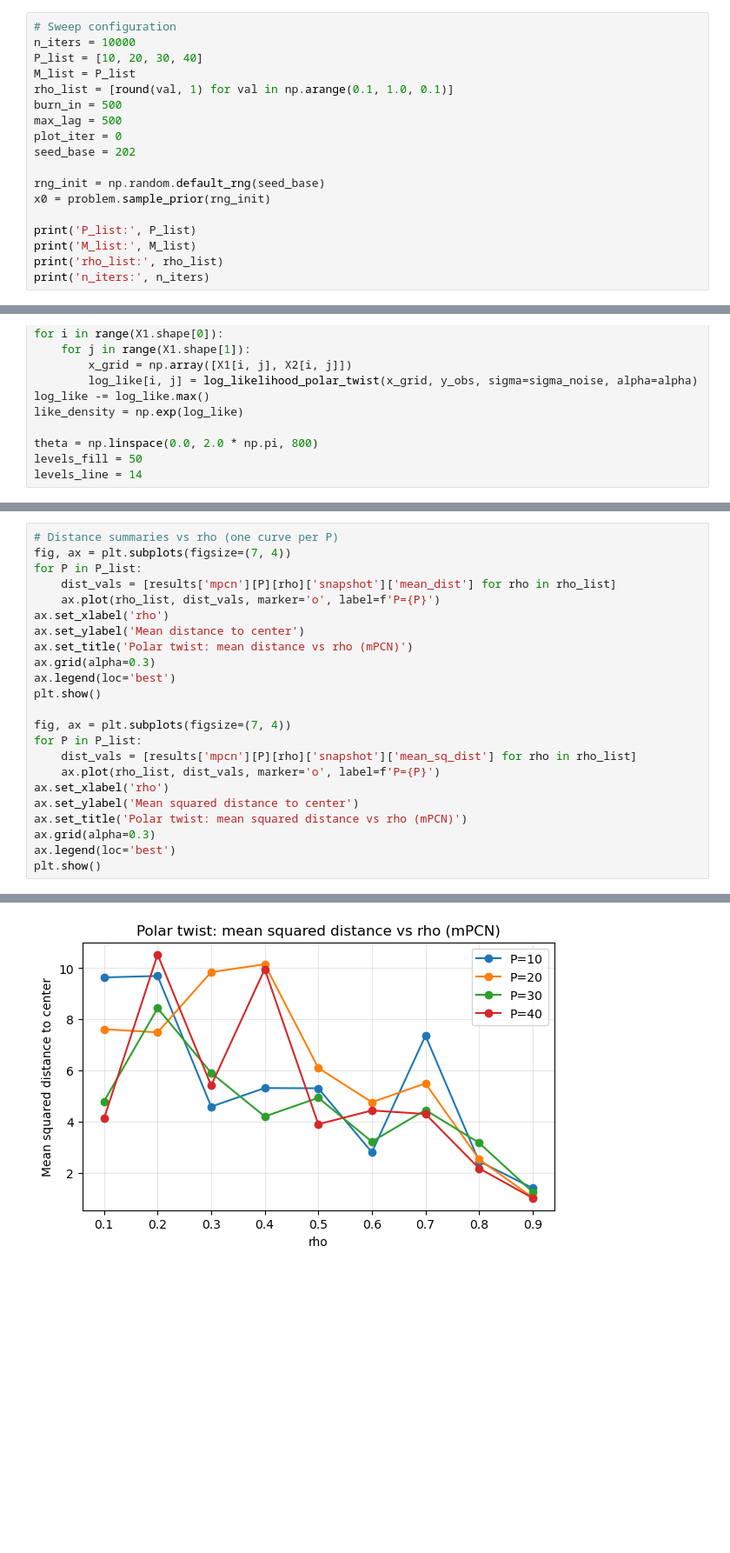
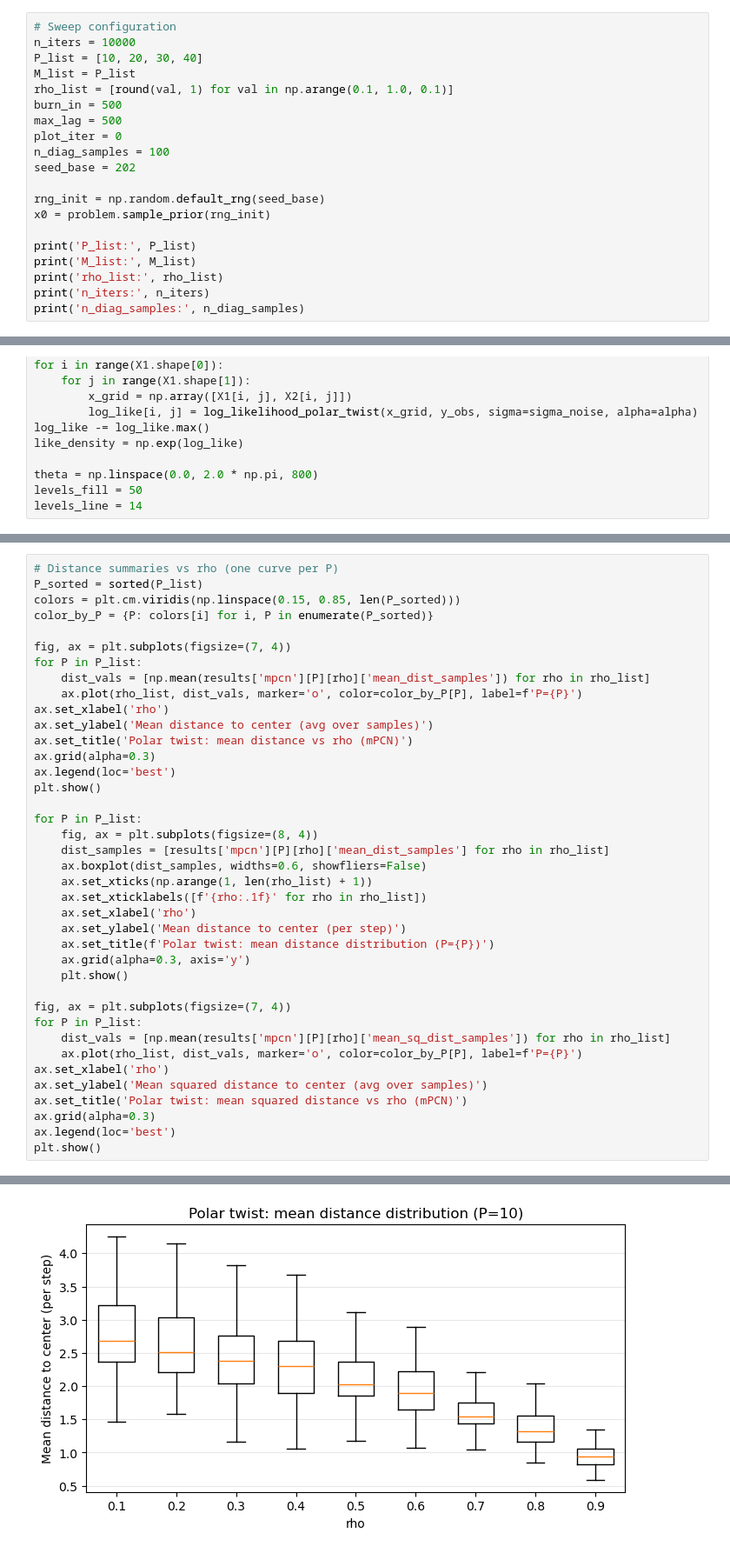
Before and after one commit to guillerminasenn/multiproposal-internal, a Jupyter notebook: notebooks/03_polar_twist_mpcn_P_rho_sweep.ipynb, the cells around one changed output, grey strips where cells are left out. Shown at 87% size. Cells and saved outputs as stored; diff of their text form; blank space fills up the shorter version.

```diff
--- a/notebooks/03_polar_twist_mpcn_P_rho_sweep.ipynb
+++ b/notebooks/03_polar_twist_mpcn_P_rho_sweep.ipynb
@@ -73,6 +73,7 @@ rho_list = [round(val, 1) for val in np.arange(0.1, 1.0, 0.1)]
 burn_in = 500
 max_lag = 500
 plot_iter = 0
+n_diag_samples = 100
 seed_base = 202
 
 rng_init = np.random.default_rng(seed_base)
@@ -82,6 +83,7 @@ print('P_list:', P_list)
 print('M_list:', M_list)
 print('rho_list:', rho_list)
 print('n_iters:', n_iters)
+print('n_diag_samples:', n_diag_samples)
 # %% [output]
 P_list: [10, 20, 30, 40]
 M_list: [10, 20, 30, 40]
@@ -346,22 +364,38 @@ for P in P_list:
 # %%
 # Distance summaries vs rho (one curve per P)
+P_sorted = sorted(P_list)
+colors = plt.cm.viridis(np.linspace(0.15, 0.85, len(P_sorted)))
+color_by_P = {P: colors[i] for i, P in enumerate(P_sorted)}
+
 fig, ax = plt.subplots(figsize=(7, 4))
 for P in P_list:
-    dist_vals = [results['mpcn'][P][rho]['snapshot']['mean_dist'] for rho in rho_list]
-    ax.plot(rho_list, dist_vals, marker='o', label=f'P={P}')
+    dist_vals = [np.mean(results['mpcn'][P][rho]['mean_dist_samples']) for rho in rho_list]
+    ax.plot(rho_list, dist_vals, marker='o', color=color_by_P[P], label=f'P={P}')
 ax.set_xlabel('rho')
-ax.set_ylabel('Mean distance to center')
+ax.set_ylabel('Mean distance to center (avg over samples)')
 ax.set_title('Polar twist: mean distance vs rho (mPCN)')
 ax.grid(alpha=0.3)
 ax.legend(loc='best')
 plt.show()
 
+for P in P_list:
+    fig, ax = plt.subplots(figsize=(8, 4))
+    dist_samples = [results['mpcn'][P][rho]['mean_dist_samples'] for rho in rho_list]
+    ax.boxplot(dist_samples, widths=0.6, showfliers=False)
+    ax.set_xticks(np.arange(1, len(rho_list) + 1))
+    ax.set_xticklabels([f'{rho:.1f}' for rho in rho_list])
+    ax.set_xlabel('rho')
+    ax.set_ylabel('Mean distance to center (per step)')
+    ax.set_title(f'Polar twist: mean distance distribution (P={P})')
+    ax.grid(alpha=0.3, axis='y')
+    plt.show()
+
 fig, ax = plt.subplots(figsize=(7, 4))
 for P in P_list:
-    dist_vals = [results['mpcn'][P][rho]['snapshot']['mean_sq_dist'] for rho in rho_list]
-    ax.plot(rho_list, dist_vals, marker='o', label=f'P={P}')
+    dist_vals = [np.mean(results['mpcn'][P][rho]['mean_sq_dist_samples']) for rho in rho_list]
+    ax.plot(rho_list, dist_vals, marker='o', color=color_by_P[P], label=f'P={P}')
 ax.set_xlabel('rho')
-ax.set_ylabel('Mean squared distance to center')
+ax.set_ylabel('Mean squared distance to center (avg over samples)')
 ax.set_title('Polar twist: mean squared distance vs rho (mPCN)')
 ax.grid(alpha=0.3)
 ax.legend(loc='best')
@@ -371 +405 @@ plt.show()
-[figure, old version]
+[figure, new version]
```
Also changed, not shown: parts of 7 cells of this notebook, 6 other files.
